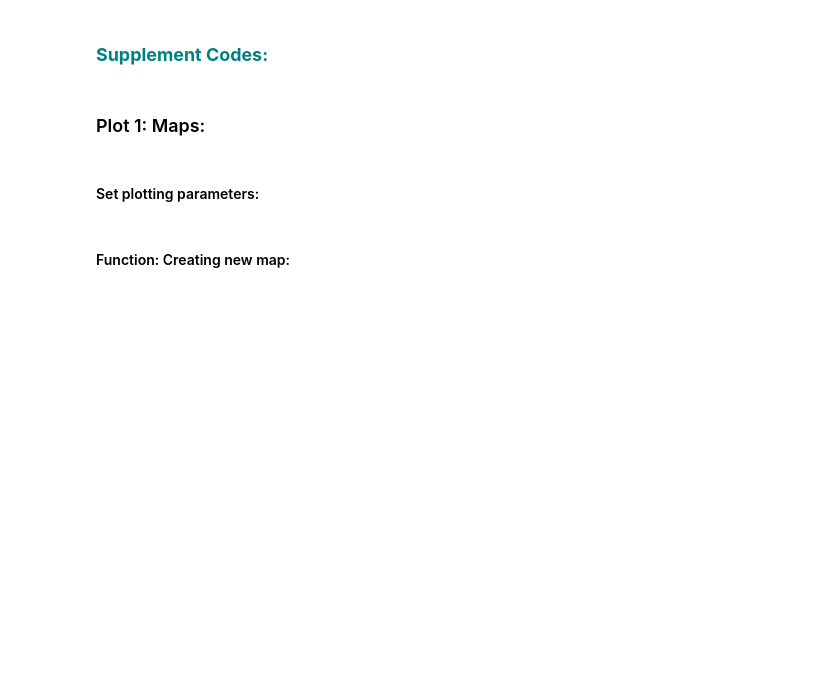
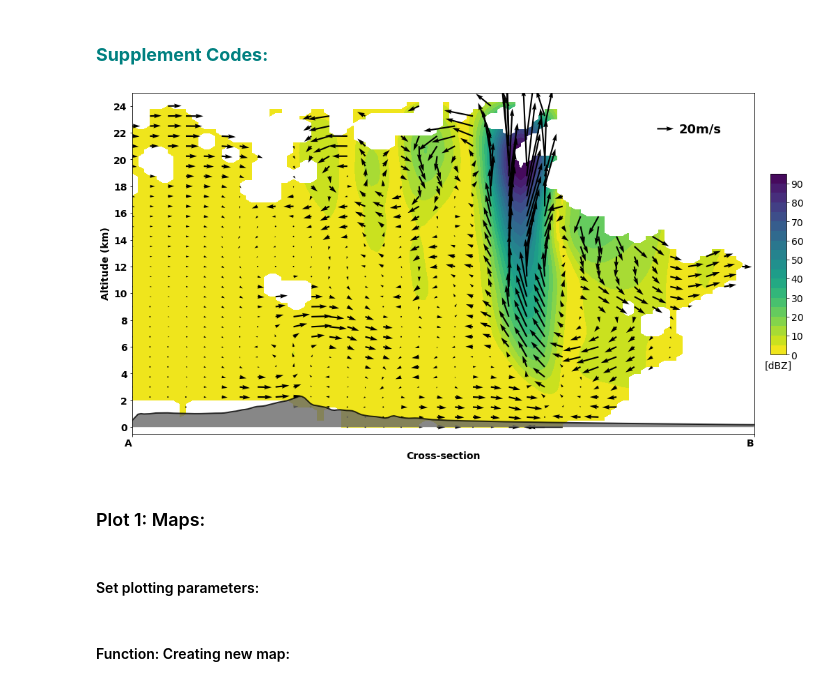
Before and after one commit to yuhungjui/CACTI_Radar_Analysis, a Jupyter notebook: radars_plot_xsec_wrfpy_test.ipynb, the cells around one changed output. Saved outputs shown, nothing was run; the diff lists cells and outputs as text; code cells hidden in the pictures; blank space fills up the shorter version.

```diff
--- a/radars_plot_xsec_wrfpy_test.ipynb
+++ b/radars_plot_xsec_wrfpy_test.ipynb
@@ -529,5 +535,94 @@ plt.savefig( test_time.strftime('%Y%m%d_%H%M%S')
 # %% [markdown]
 ### <font color='teal'>**Supplement Codes:**</font>
+# %%
+fig_xsec = plt.figure(figsize=(16,9))
+ax_xsec = new_xsec(fig_xsec)
+
+plotting_var = np.sqrt( (U_xsec+V_xsec)**2 + W_xsec**2 )
+plotting_x = np.arange(DBZ_xsec.xy_loc.size)
+plotting_y = DBZ_xsec.vertical.data
+# plotting_x = np.arange(DBZ_xsec.dim_0.size)
+# plotting_y = DBZ_xsec.dim_1.data
+
+## CWB colorbar (xarray plot):
+# cf2 = dbz_xsec.plot.contourf( vmin=0, vmax=80, levels=clevs, colors=ccols)
+
+## CWB colorbar:
+cf1 = ax_xsec.contourf( plotting_x, plotting_y, plotting_var
+                      , cmap=cm.get_cmap('viridis_r')
+                      , levels=np.arange(0,100,5)
+                      # , colors=ccols
+                      # , vmin=0
+                      # , vmax=105
+                      )
+
+## NWS colorbar:
+# cf2 = ax_xsec.pcolormesh( plotting_x, plotting_y, plotting_var
+#                         , cmap=ref_cmap
+#                         , norm=ref_norm
+#                         , shading='auto'
+#                         )
+
+## Plot winds using the axes interface directly, barbs less crowded.
+step = 3
+cf_q = ax_xsec.quiver( plotting_x[::step], plotting_y[::step]
+                     , U_xsec[::step, ::step] + V_xsec[::step, ::step]
+                     , W_xsec[::step, ::step]
+                     )
+cf_qk = ax_xsec.quiverkey( cf_q
+                         , 0.8, 0.8
+                         , 20
+                         , '20m/s'
+                         , labelpos='E'
+                         , coordinates='figure'
+                         , fontproperties={'size': 18, 'weight': 'bold'}
+                         )
+
+plt.xlabel('Cross-section', {'size': 14, 'weight': 'bold'})
+plt.ylabel('Altitude (km)', {'size': 14, 'weight': 'bold'})
+
+## Plot & Fill in the terrain:
+ter_line_plot = ax_xsec.plot( np.linspace(0,DBZ_xsec.xy_loc.size-1,ter_line.size)
+                            , ter_line/1e3
+                            , color='k'
+                            , linewidth=2.0
+                            , alpha=0.8
+                            # , linestyle='--'
+                            )
+ter_fill = ax_xsec.fill_between( np.linspace(0,DBZ_xsec.xy_loc.size-1,ter_line.size)
+                               , 0
+                               , ter_line/1e3
+                               , facecolor='dimgrey'
+                               , alpha=0.8
+                               )
+
+# cf1_title = plt.title( 'Retrieved dBZ Cross-section'
+#                      # + test_time.strftime('%Y-%m-%d T%H:%M:%SZ')
+#                      + '\n Time: ' + np.datetime_as_string(ds_radar.time.data[0], unit='s') + 'Z'
+#                      + ' / Method: ' + test_method
+#                      ,fontsize=16
+#                      ,fontweight='bold'
+#                      )
+
+cbar_ax = fig_xsec.add_axes([0.92, 0.3, 0.02, 0.4])
+cbar = fig_xsec.colorbar(cf1, fraction=0.04, cax=cbar_ax)
+cbar.ax.tick_params(labelsize=14)
+cbar.ax.set_title('[dBZ]', fontsize=14, y=-0.1) #fontweight='bold'
+
+
+## Save figure:
+# plt.savefig( test_time.strftime('%Y%m%d_%H%M%S')
+#              # './' + ds_radar.time.data[0].astype('datetime64[s]').item().strftime('%Y%m%d_%H%M%S')
+#            + '_xsec_DBZ.png'
+#            , bbox_inches='tight'
+#            , dpi=300
+#            )
+plt.savefig( 'test_1.png'
+           , bbox_inches='tight'
+           , dpi=300
+           )
+# %% [output]
+[figure, added]
 # %% [markdown]
 ### Plot 1: Maps:
 # %% [markdown]
```
Also changed, not shown: parts of 16 cells of this notebook, 4 other files.
